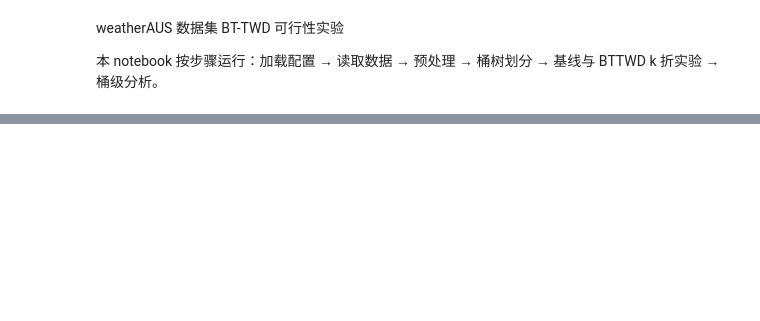
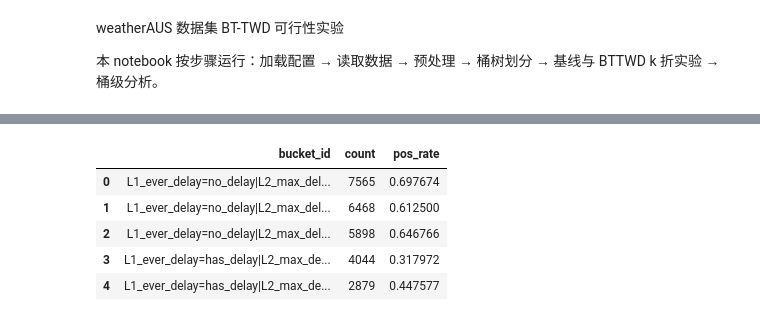
Before and after one commit to huanli-rua/BT-TWD, a Jupyter notebook: notebooks/11_credit_bttwd_main.ipynb, the cells around one changed output, grey strips where cells are left out. Drawn from its saved outputs; the diff is of its cells as text; code cells hidden in the pictures; blank space fills up the shorter version.

```diff
--- a/notebooks/11_credit_bttwd_main.ipynb
+++ b/notebooks/11_credit_bttwd_main.ipynb
@@ -102,25 +115,40 @@ Error:
 # %%
-# 步骤4：构建桶树并检查划分
-feature_cols_for_bucket = [c for c in df_raw.columns if c != target_col_model]
+# 步骤4：构建桶树并检查划分（✅与主流程一致：使用步骤3生成的 df_processed）
+df_processed = meta.get("df_processed", df_raw)
+
+# 只取桶层真正用到的列，避免把一堆无关列塞进分桶检查
+bucket_cols = []
+for lvl in cfg["BTTWD"]["bucket_levels"]:
+    col_name = lvl.get("col") or lvl.get("feature")
+    if col_name and col_name not in bucket_cols:
+        bucket_cols.append(col_name)
 
 bucket_tree = BucketTree(
-    cfg['BTTWD']['bucket_levels'],
-    feature_names=feature_cols_for_bucket
+    cfg["BTTWD"]["bucket_levels"],
+    feature_names=bucket_cols
 )
 
-bucket_ids_full = bucket_tree.assign_buckets(df_raw[feature_cols_for_bucket])
+# ✅关键：用 df_processed（已包含 ever_delay / max_delay_bin）
+bucket_ids_full = bucket_tree.assign_buckets(df_processed[bucket_cols])
 
 bucket_df = bucket_ids_full.value_counts().reset_index()
-bucket_df.columns = ['bucket_id', 'count']
+bucket_df.columns = ["bucket_id", "count"]
 
-bucket_df['pos_rate'] = (
-    df_raw.groupby(bucket_ids_full)[target_col_model]
+# 正类比例也用 df_processed 对齐（目标列仍在 df_processed 里）
+bucket_df["pos_rate"] = (
+    df_processed.groupby(bucket_ids_full)[target_col_model]
     .apply(lambda s: (s == 1).mean())
     .values
 )
+
 display(bucket_df.head())
-bucket_df.set_index('bucket_id')['count'].plot(kind='bar', figsize=(12,4), title='桶样本数分布')
-fig_bucket = os.path.join(root_path, cfg['OUTPUT']['figs_dir'], 'bucket_metrics_bar.png')
-plt.savefig(fig_bucket, bbox_inches='tight')
+
+bucket_df.set_index("bucket_id")["count"].plot(
+    kind="bar", figsize=(12, 4), title="桶样本数分布"
+)
+fig_bucket = os.path.join(root_path, cfg["OUTPUT"]["figs_dir"], "bucket_metrics_bar.png")
+plt.savefig(fig_bucket, bbox_inches="tight")
 plt.close()
-log_info(f'【步骤4摘要】桶树划分完成，共有 {bucket_ids_full.nunique()} 个叶子桶。')
+
+log_info(f"【步骤4摘要】桶树划分完成，共有 {bucket_ids_full.nunique()} 个叶子桶。")
+# %% [output]
@@ -126,0 +156,6 @@ log_info(f'【步骤4摘要】桶树划分完成，共有 {bucket_ids_full.nuniq
+|  | bucket_id | count | pos_rate |
+| 0 | L1_ever_delay=no_delay|L2_max_del... | 7565 | 0.697674 |
+| 1 | L1_ever_delay=no_delay|L2_max_del... | 6468 | 0.612500 |
+| 2 | L1_ever_delay=no_delay|L2_max_del... | 5898 | 0.646766 |
+| 3 | L1_ever_delay=has_delay|L2_max_de... | 4044 | 0.317972 |
+| 4 | L1_ever_delay=has_delay|L2_max_de... | 2879 | 0.447577 |
```
Also changed, not shown: parts of 11 cells of this notebook, 16 other files.
